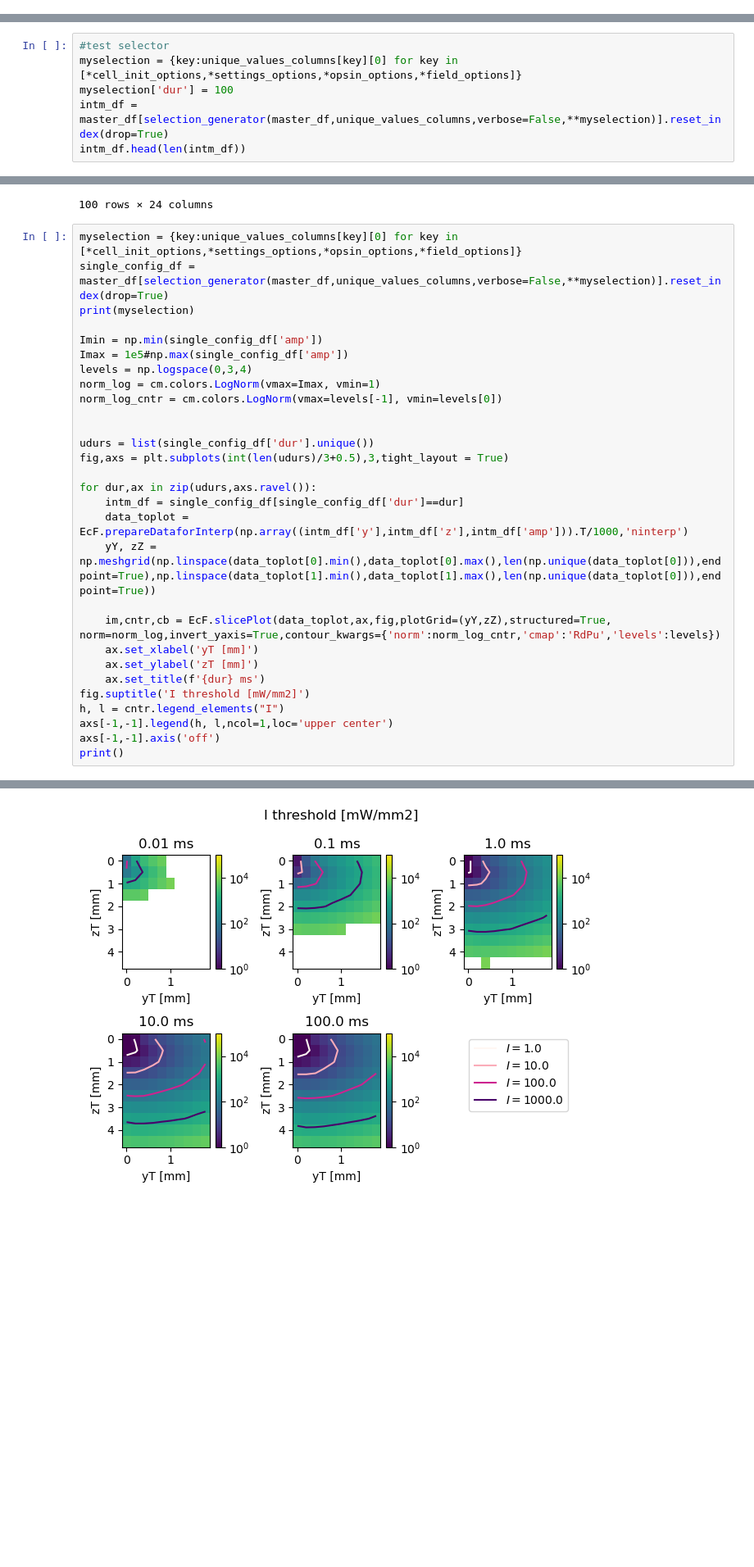
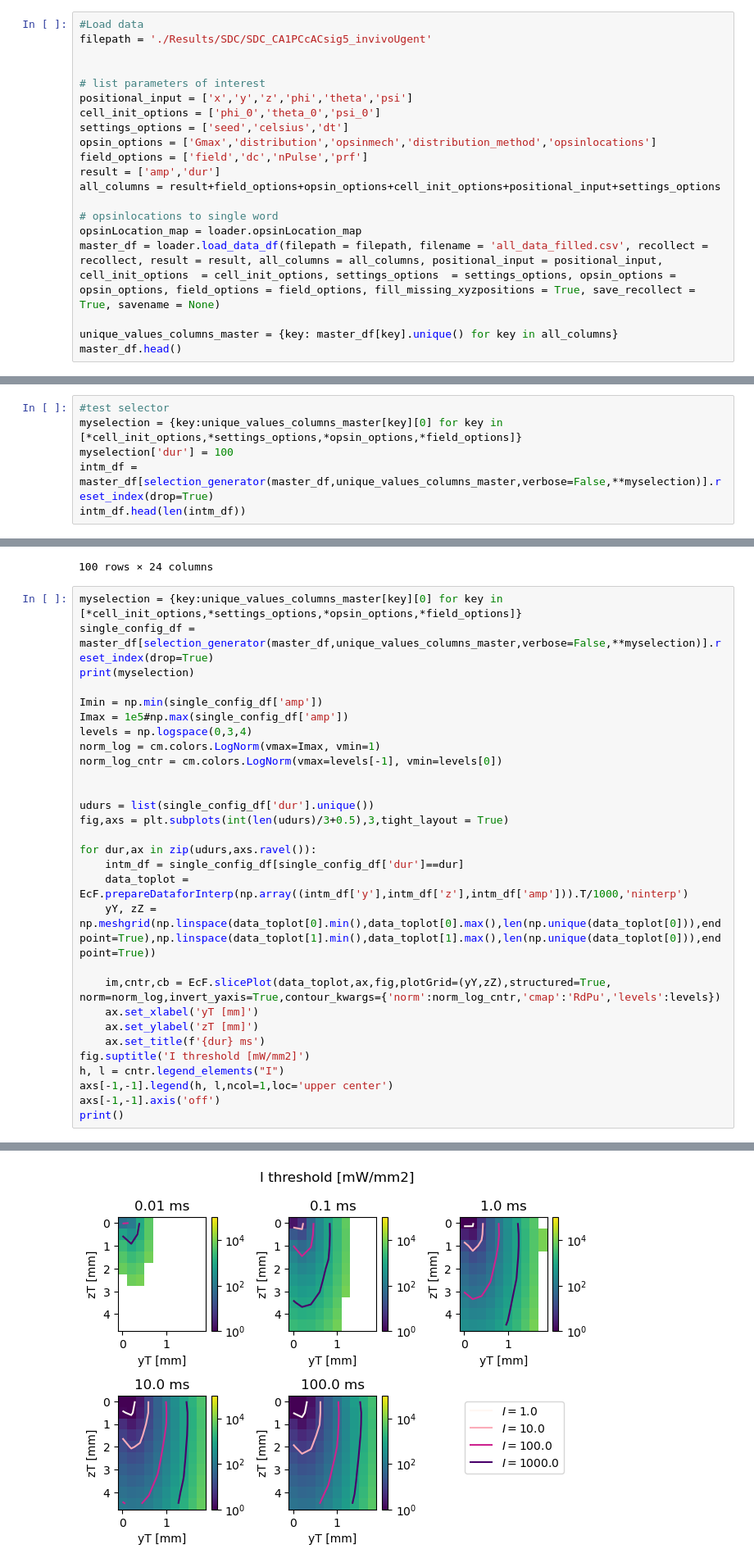
Before and after one commit to Rschoete/3DOptogeneticStimulationCA1_public, a Jupyter notebook: Analyses/SDC/analyse_ugentinvivo.ipynb, the cells around one changed output, grey strips where cells are left out. Shown at 82% size. Cells and saved outputs as stored; diff of their text form; blank space fills up the shorter version.

Commit message:
Process results UgentInvivopyrSDC

```diff
--- a/Analyses/SDC/analyse_ugentinvivo.ipynb
+++ b/Analyses/SDC/analyse_ugentinvivo.ipynb
@@ -214,0 +28,20 @@ master_df.head()
+# %%
+#Load data
+filepath = './Results/SDC/SDC_CA1PCcACsig5_invivoUgent'
+
+
+# list parameters of interest
+positional_input = ['x','y','z','phi','theta','psi']
+cell_init_options = ['phi_0','theta_0','psi_0']
+settings_options = ['seed','celsius','dt']
+opsin_options = ['Gmax','distribution','opsinmech','distribution_method','opsinlocations']
+field_options = ['field','dc','nPulse','prf']
+result = ['amp','dur']
+all_columns = result+field_options+opsin_options+cell_init_options+positional_input+settings_options
+
+# opsinlocations to single word
+opsinLocation_map = loader.opsinLocation_map
+master_df = loader.load_data_df(filepath = filepath, filename = 'all_data_filled.csv', recollect = recollect, result = result, all_columns = all_columns, positional_input = positional_input, cell_init_options  = cell_init_options, settings_options  = settings_options, opsin_options = opsin_options, field_options = field_options, fill_missing_xyzpositions = True, save_recollect = True, savename = None)
+
+unique_values_columns_master = {key: master_df[key].unique() for key in all_columns}
+master_df.head()
@@ -215,8 +56,8 @@ master_df.head()
 # %%
 #test selector
-myselection = {key:unique_values_columns[key][0] for key in [*cell_init_options,*settings_options,*opsin_options,*field_options]}
+myselection = {key:unique_values_columns_master[key][0] for key in [*cell_init_options,*settings_options,*opsin_options,*field_options]}
 myselection['dur'] = 100
-intm_df = master_df[selection_generator(master_df,unique_values_columns,verbose=False,**myselection)].reset_index(drop=True)
+intm_df = master_df[selection_generator(master_df,unique_values_columns_master,verbose=False,**myselection)].reset_index(drop=True)
 intm_df.head(len(intm_df))
 # %% [output]
 |  | amp | dur | field | dc | nPulse | prf | Gmax | distribution | opsinmech | ... |
@@ -233,35 +74,35 @@ intm_df.head(len(intm_df))
 | 99 | 5.015997e+06 | 100.0 | Ugent470nIrr_np1e7_res5emin3_gf1_... | 1.0 | 1 | 0.1 | 2.160768 | distribution = lambda x: 10.0 | chr2h134r | ... |
 100 rows × 24 columns
 # %%
-myselection = {key:unique_values_columns[key][0] for key in [*cell_init_options,*settings_options,*opsin_options,*field_options]}
-single_config_df = master_df[selection_generator(master_df,unique_values_columns,verbose=False,**myselection)].reset_index(drop=True)
+myselection = {key:unique_values_columns_master[key][0] for key in [*cell_init_options,*settings_options,*opsin_options,*field_options]}
+single_config_df = master_df[selection_generator(master_df,unique_values_columns_master,verbose=False,**myselection)].reset_index(drop=True)
 print(myselection)
 
 Imin = np.min(single_config_df['amp'])
 Imax = 1e5#np.max(single_config_df['amp'])
 levels = np.logspace(0,3,4)
 norm_log = cm.colors.LogNorm(vmax=Imax, vmin=1)
 norm_log_cntr = cm.colors.LogNorm(vmax=levels[-1], vmin=levels[0])
 
 
 udurs = list(single_config_df['dur'].unique())
 fig,axs = plt.subplots(int(len(udurs)/3+0.5),3,tight_layout = True)
 
 for dur,ax in zip(udurs,axs.ravel()):
     intm_df = single_config_df[single_config_df['dur']==dur]
     data_toplot = EcF.prepareDataforInterp(np.array((intm_df['y'],intm_df['z'],intm_df['amp'])).T/1000,'ninterp')
     yY, zZ = np.meshgrid(np.linspace(data_toplot[0].min(),data_toplot[0].max(),len(np.unique(data_toplot[0])),endpoint=True),np.linspace(data_toplot[1].min(),data_toplot[1].max(),len(np.unique(data_toplot[0])),endpoint=True))
 
     im,cntr,cb = EcF.slicePlot(data_toplot,ax,fig,plotGrid=(yY,zZ),structured=True, norm=norm_log,invert_yaxis=True,contour_kwargs={'norm':norm_log_cntr,'cmap':'RdPu','levels':levels})
     ax.set_xlabel('yT [mm]')
     ax.set_ylabel('zT [mm]')
     ax.set_title(f'{dur} ms')
 fig.suptitle('I threshold [mW/mm2]')
 h, l = cntr.legend_elements("I")
 axs[-1,-1].legend(h, l,ncol=1,loc='upper center')
 axs[-1,-1].axis('off')
 print()
 # %% [output]
 {'phi_0': 0, 'theta_0': -1.5707963267948966, 'psi_0': 0, 'seed': 1638360000.0, 'celsius': 34, 'dt': 0.025, 'Gmax': 2.1607680884889966, 'distribution': 'distribution = lambda x: 10.0', 'opsinmech': 'ch ...
-[figure, old version]
+[figure, new version]
 # %%
```
Also changed, not shown: parts of 20 cells of this notebook, 2 other files.
